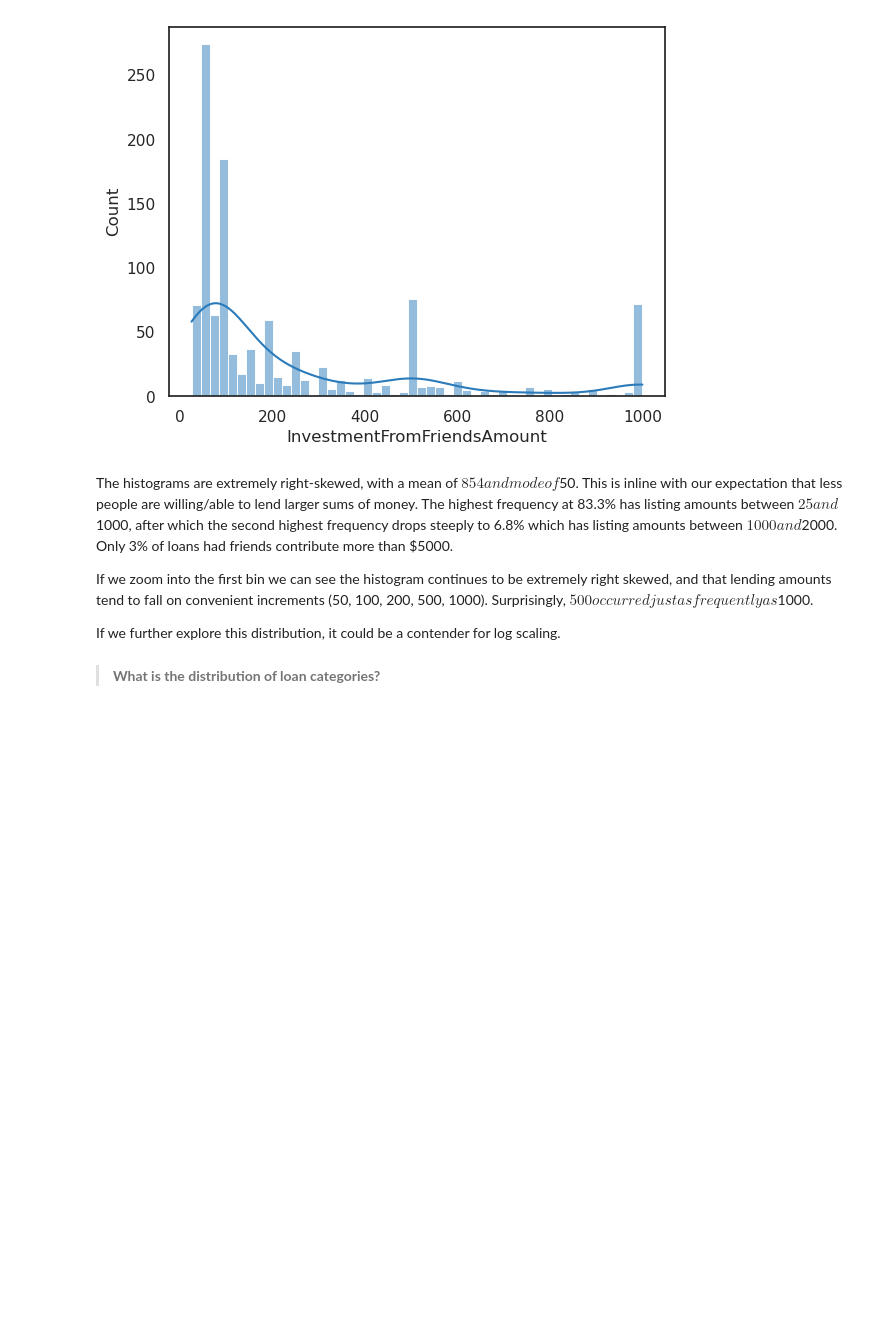
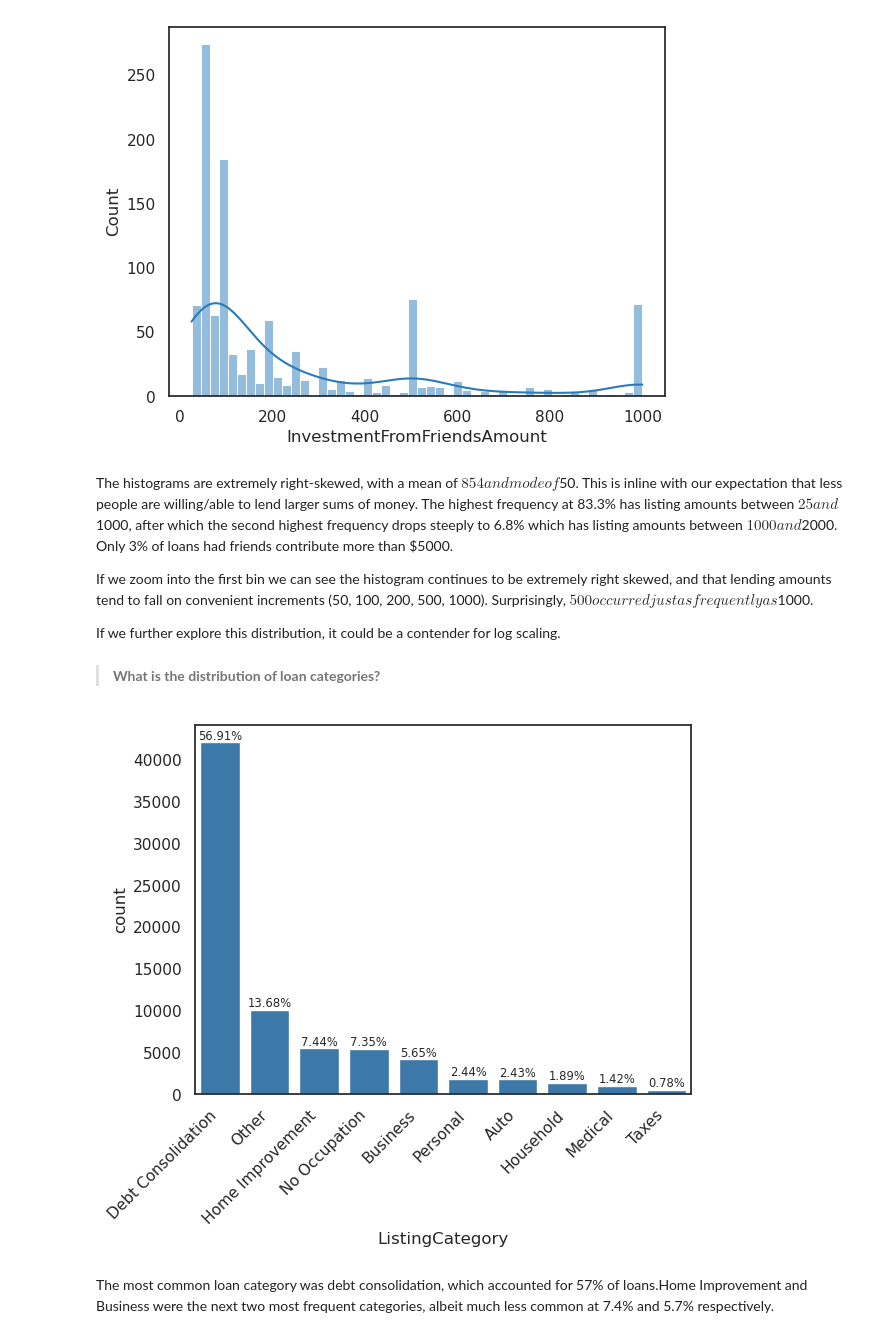
Before and after one commit to tristenwallace/prosper_loan_data_analysis, a Jupyter notebook: src/loan_analysis_explore.ipynb, the cells around one changed output. Saved outputs shown, nothing was run; the diff lists cells and outputs as text; code cells hidden in the pictures; blank space fills up the shorter version.

Commit message:
explore: Bar plot (loan cat)

```diff
--- a/src/loan_analysis_explore.ipynb
+++ b/src/loan_analysis_explore.ipynb
@@ -759,3 +759,18 @@ If we zoom into the first bin we can see the histogram continues to be extremely
 If we further explore this distribution, it could be a contender for log scaling.
 # %% [markdown]
 > **What is the distribution of loan categories?**
+# %%
+lcat_cnt = df.ListingCategory.value_counts()[:]
+lcat_pct = df.ListingCategory.value_counts(normalize=True)*100
+lcat_pct = lcat_pct.round(2)
+
+sns.countplot(data=df, x="ListingCategory", color=color, order=lcat_cnt.index)
+plt.xticks(rotation=45, ha='right');
+
+for i, count in enumerate(lcat_cnt):
+    pct_str = '{}%'.format(lcat_pct[i])
+    plt.text(i, count, pct_str, va='bottom', ha='center', size='x-small');
+# %% [output]
+[figure, added]
+# %% [markdown]
+The most common loan category was debt consolidation, which accounted for 57% of loans.Home Improvement and Business were the next two most frequent categories, albeit much less common at 7.4% and 5.7% respectively.
```
Also changed, not shown: parts of 2 cells of this notebook.
